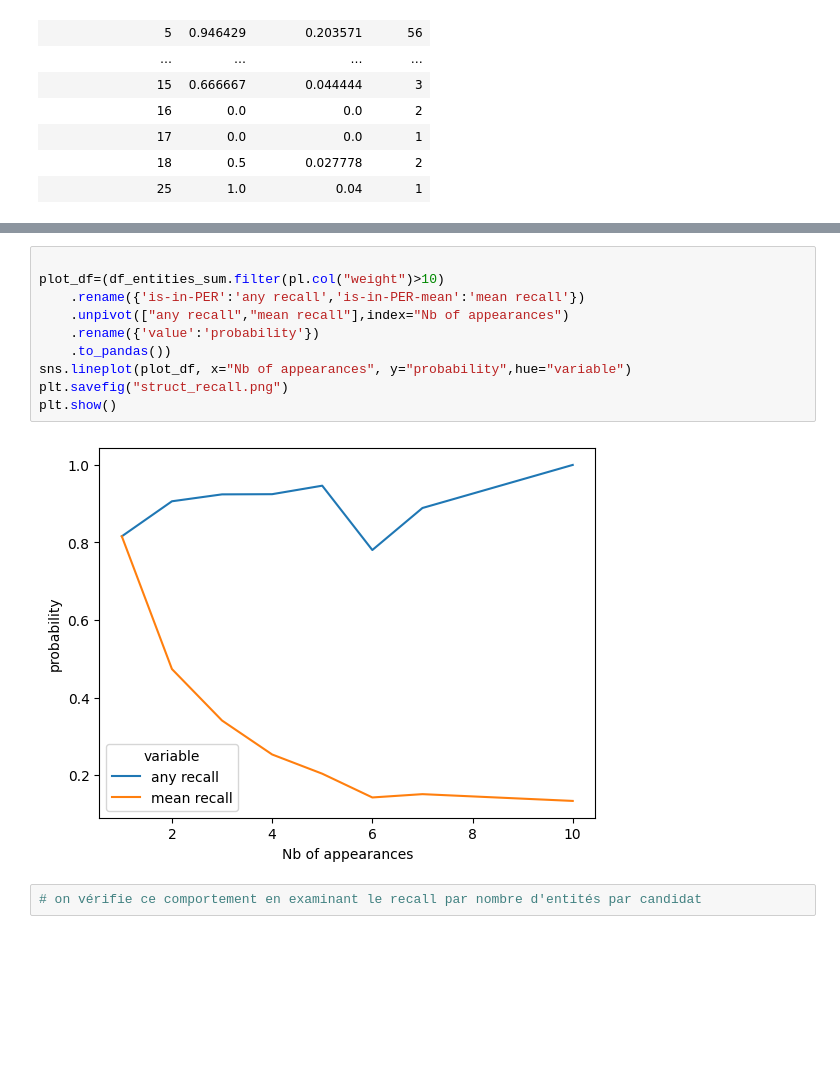
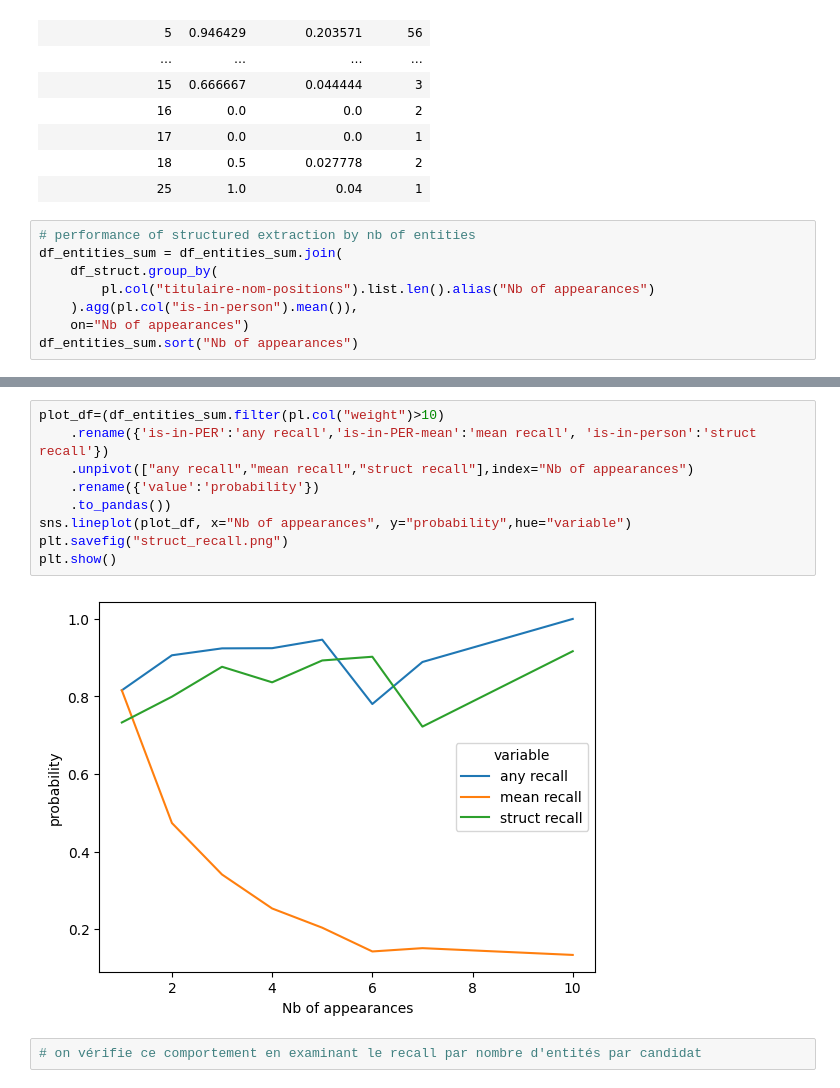
Before and after one commit to slithiaote/2026_NLP_project, a Jupyter notebook: Analysis.ipynb, the cells around one changed output, grey strips where cells are left out. Saved outputs shown, nothing was run; the diff lists cells and outputs as text; blank space fills up the shorter version.

```diff
--- a/Analysis.ipynb
+++ b/Analysis.ipynb
@@ -716,3 +716,11 @@ shape: (18, 4)
 | 17 | 0.0 | 0.0 | 1 |
 | 18 | 0.5 | 0.027778 | 2 |
 | 25 | 1.0 | 0.04 | 1 |
+# %%
+# performance of structured extraction by nb of entities
+df_entities_sum = df_entities_sum.join(
+    df_struct.group_by(
+        pl.col("titulaire-nom-positions").list.len().alias("Nb of appearances")
+    ).agg(pl.col("is-in-person").mean()),
+    on="Nb of appearances")
+df_entities_sum.sort("Nb of appearances")
@@ -719,15 +742,14 @@ shape: (18, 4)
 # %%
-
 plot_df=(df_entities_sum.filter(pl.col("weight")>10)
-    .rename({'is-in-PER':'any recall','is-in-PER-mean':'mean recall'})
-    .unpivot(["any recall","mean recall"],index="Nb of appearances")
+    .rename({'is-in-PER':'any recall','is-in-PER-mean':'mean recall', 'is-in-person':'struct recall'})
+    .unpivot(["any recall","mean recall","struct recall"],index="Nb of appearances")
     .rename({'value':'probability'})
     .to_pandas())
 sns.lineplot(plot_df, x="Nb of appearances", y="probability",hue="variable")
 plt.savefig("struct_recall.png")
 plt.show()
 # %% [output]
-[figure, old version]
+[figure, new version]
 # %%
 # on vérifie ce comportement en examinant le recall par nombre d'entités par candidat
 # %%
```
Also changed, not shown: parts of 6 cells of this notebook.
